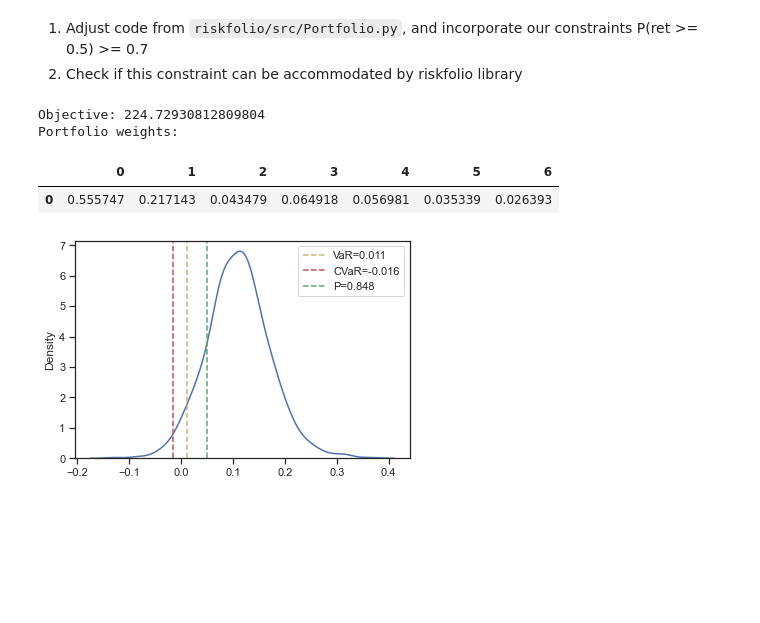
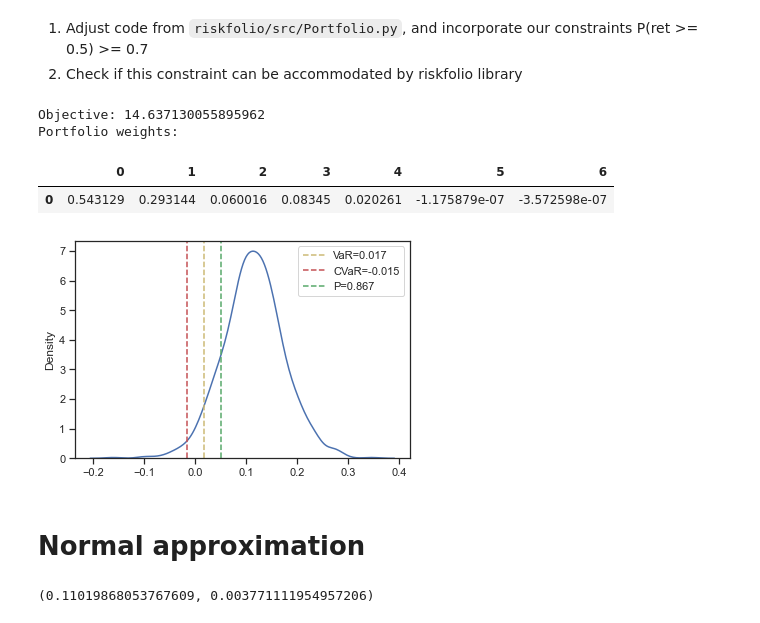
Before and after one commit to starovoitovs/defi, a Jupyter notebook: generator_cvar.ipynb, the cells around one changed output. Drawn from its saved outputs; the diff is of its cells as text; code cells hidden in the pictures; blank space fills up the shorter version.

```diff
--- a/generator_cvar.ipynb
+++ b/generator_cvar.ipynb
@@ -203,51 +204,53 @@ alpha = 0.05
 
 n_returns, n_assets = returns.shape
 
-weights = cp.Variable((n_assets, 1))
-k = cp.Variable((1, 1))
-var = cp.Variable((1, 1))
-Z1 = cp.Variable((n_returns, 1))
-log_w = cp.Variable((n_assets, 1))
+weights = cp.Variable((n_assets,))
+X = returns @ weights
 
-X = returns @ weights
-cvar = var + 1 / (alpha * n_returns) * cp.sum(Z1)
+Z = cp.Variable((n_returns,))
+var = cp.Variable((1,))
+cvar = var + 1 / (alpha * n_returns) * cp.sum(Z)
 
-constraints = [
-    # rb.T @ cp.log(w) >= 1,
-    np.ones((1, n_assets)) @ log_w >= 1,
-    cp.ExpCone(log_w * 1000, np.ones((n_assets, 1)) * 1000, weights * 1000),
-    weights * 1000 >= 0,
-    cp.sum(weights) * 1000 == k * 1000,
-]
+constraints = [cp.sum(weights) == 1., weights <= 1., weights * 1000 >= 0]
 
 # CVaR constraints
-constraints += [Z1 * 1000 >= 0, Z1 * 1000 >= -X * 1000 - var * 1000]
+constraints += [Z * 1000 >= 0, Z * 1000 >= -X * 1000 - var * 1000]
 
 # lower bound: average of emp cdf:
 # might not be a valid constraint!
 emp_cdf_005 = np.mean(log_ret >= 0.05, axis=0)
-constraints += [emp_cdf_005 @ weights * 1000 >= k * 0.7 * 1000]
+constraints += [emp_cdf_005 @ weights * 1000 >= 0.8 * 1000]
 
 # naive idea for the return constraint:
 # constraints += [cp.sum(returns @ weights >= 0.05) >= 0.7 * n_returns]
+
+# normal approximation
+mean_assets, cov_assets = df.mean().to_numpy(), df.cov().to_numpy()
 
 objective = cp.Minimize(cvar * 1000)
 
 # possible solvers: "ECOS", "SCS", "OSQP", "CVXOPT"
 prob = cp.Problem(objective, constraints)
 result = prob.solve(solver="SCS")
 
 print(f"Objective: {result}")
 
-portfolio_weights = (weights.value / k.value).T[0]
+portfolio_weights = weights.value
 portfolio_returns = returns @ portfolio_weights
 
 print("Portfolio weights:")
 display(pd.DataFrame(portfolio_weights).T)
 plot_hist(portfolio_returns)
 # %% [output]
-Objective: 224.72930812809804
+Objective: 14.637130055895962
 Portfolio weights:
 |  | 0 | 1 | 2 | 3 | 4 | 5 | 6 |
-| 0 | 0.555747 | 0.217143 | 0.043479 | 0.064918 | 0.056981 | 0.035339 | 0.026393 |
+| 0 | 0.543129 | 0.293144 | 0.060016 | 0.08345 | 0.020261 | -1.175879e-07 | -3.572598e-07 |
-[figure, old version]
+[figure, new version]
+# %% [markdown]
+# Normal approximation
+# %%
+mean, var = portfolio_weights @ df.mean(), portfolio_weights @ df.cov() @ portfolio_weights.T
+mean, var
+# %% [output]
+(0.11019868053767609, 0.003771111954957206)
```
Also changed, not shown: parts of 10 cells of this notebook, 1 other file.
